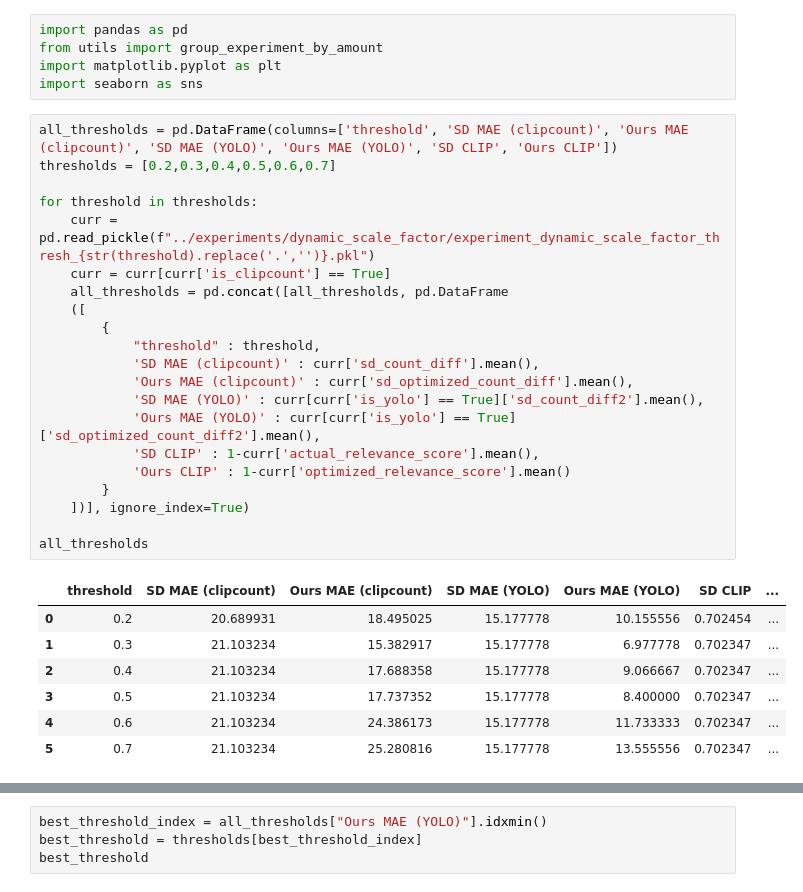
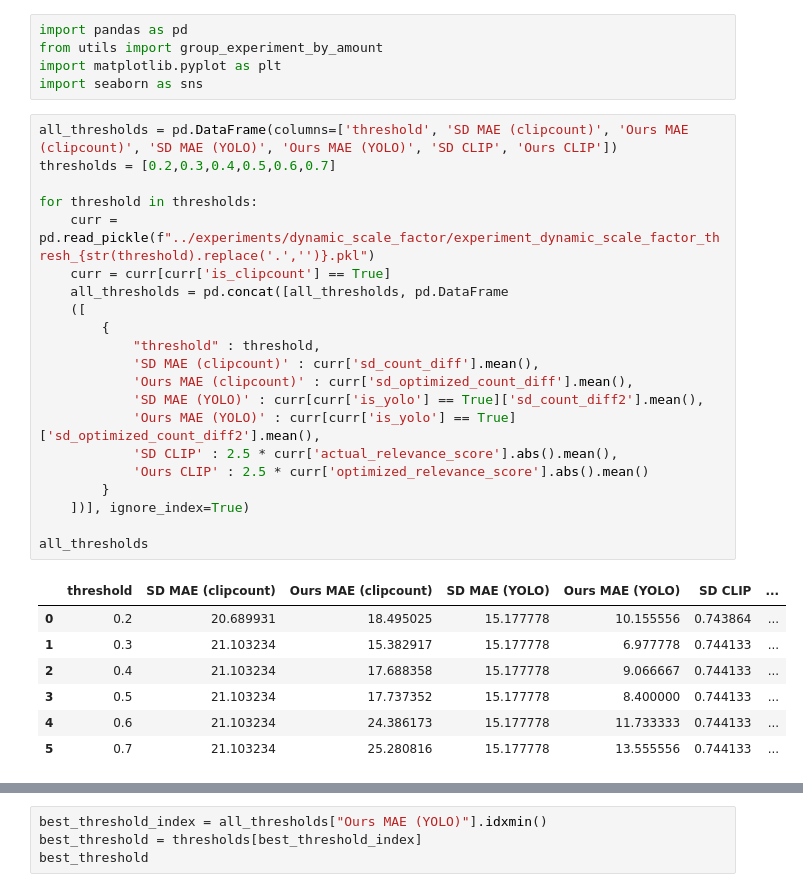
Before and after one commit to ozzafar/discriminative_class_tokens_for_counting, a Jupyter notebook: notebooks/evaluate_dynamic_scale_factor.ipynb, the cells around one changed output, grey strips where cells are left out. Cells and saved outputs as stored; diff of their text form.

```diff
--- a/notebooks/evaluate_dynamic_scale_factor.ipynb
+++ b/notebooks/evaluate_dynamic_scale_factor.ipynb
@@ -6,32 +6,32 @@ import seaborn as sns
 # %%
 all_thresholds = pd.DataFrame(columns=['threshold', 'SD MAE (clipcount)', 'Ours MAE (clipcount)', 'SD MAE (YOLO)', 'Ours MAE (YOLO)', 'SD CLIP', 'Ours CLIP'])
 thresholds = [0.2,0.3,0.4,0.5,0.6,0.7]
 
 for threshold in thresholds:
     curr = pd.read_pickle(f"../experiments/dynamic_scale_factor/experiment_dynamic_scale_factor_thresh_{str(threshold).replace('.','')}.pkl")
     curr = curr[curr['is_clipcount'] == True]
     all_thresholds = pd.concat([all_thresholds, pd.DataFrame
     ([
         {
             "threshold" : threshold,
             'SD MAE (clipcount)' : curr['sd_count_diff'].mean(),
             'Ours MAE (clipcount)' : curr['sd_optimized_count_diff'].mean(),
             'SD MAE (YOLO)' : curr[curr['is_yolo'] == True]['sd_count_diff2'].mean(),
             'Ours MAE (YOLO)' : curr[curr['is_yolo'] == True]['sd_optimized_count_diff2'].mean(),
-            'SD CLIP' : 1-curr['actual_relevance_score'].mean(),
-            'Ours CLIP' : 1-curr['optimized_relevance_score'].mean()
+            'SD CLIP' : 2.5 * curr['actual_relevance_score'].abs().mean(),
+            'Ours CLIP' : 2.5 * curr['optimized_relevance_score'].abs().mean()
         }
     ])], ignore_index=True)
 
 all_thresholds
 # %% [output]
 |  | threshold | SD MAE (clipcount) | Ours MAE (clipcount) | SD MAE (YOLO) | Ours MAE (YOLO) | SD CLIP | ... |
-| 0 | 0.2 | 20.689931 | 18.495025 | 15.177778 | 10.155556 | 0.702454 | ... |
-| 1 | 0.3 | 21.103234 | 15.382917 | 15.177778 | 6.977778 | 0.702347 | ... |
-| 2 | 0.4 | 21.103234 | 17.688358 | 15.177778 | 9.066667 | 0.702347 | ... |
-| 3 | 0.5 | 21.103234 | 17.737352 | 15.177778 | 8.400000 | 0.702347 | ... |
-| 4 | 0.6 | 21.103234 | 24.386173 | 15.177778 | 11.733333 | 0.702347 | ... |
-| 5 | 0.7 | 21.103234 | 25.280816 | 15.177778 | 13.555556 | 0.702347 | ... |
+| 0 | 0.2 | 20.689931 | 18.495025 | 15.177778 | 10.155556 | 0.743864 | ... |
+| 1 | 0.3 | 21.103234 | 15.382917 | 15.177778 | 6.977778 | 0.744133 | ... |
+| 2 | 0.4 | 21.103234 | 17.688358 | 15.177778 | 9.066667 | 0.744133 | ... |
+| 3 | 0.5 | 21.103234 | 17.737352 | 15.177778 | 8.400000 | 0.744133 | ... |
+| 4 | 0.6 | 21.103234 | 24.386173 | 15.177778 | 11.733333 | 0.744133 | ... |
+| 5 | 0.7 | 21.103234 | 25.280816 | 15.177778 | 13.555556 | 0.744133 | ... |
 # %%
 ours_maes = []
 sd_mae = None
```
Also changed, not shown: parts of 6 cells of this notebook, 4 other files.
